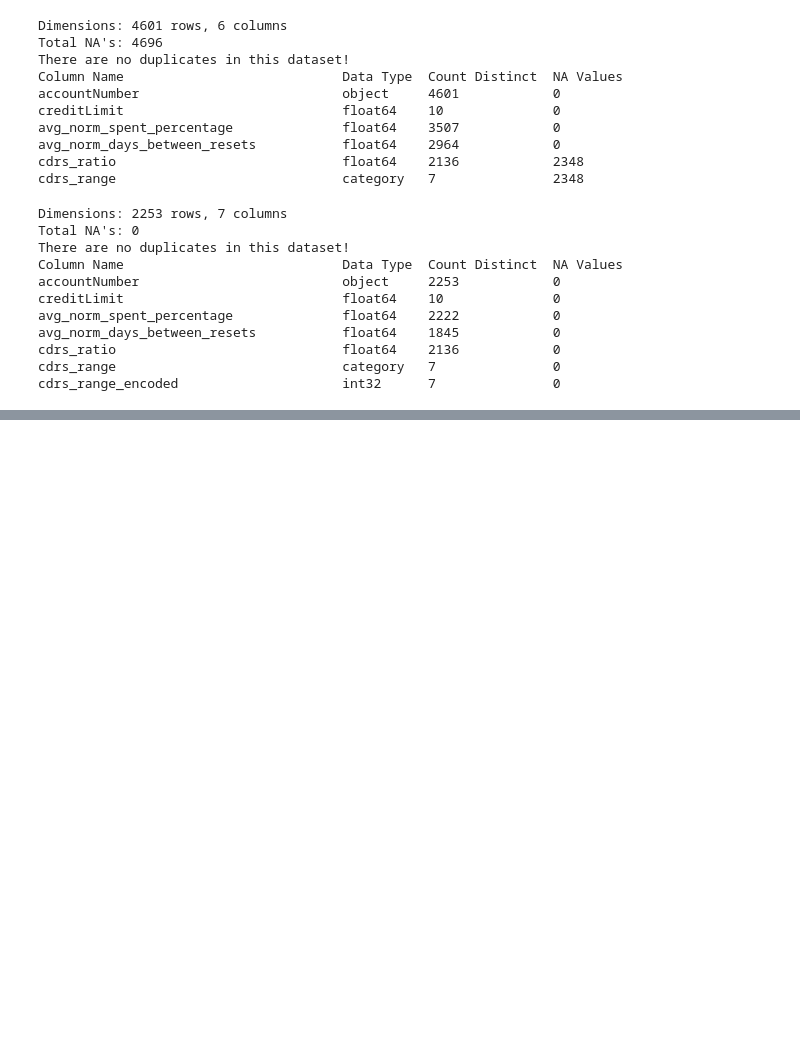
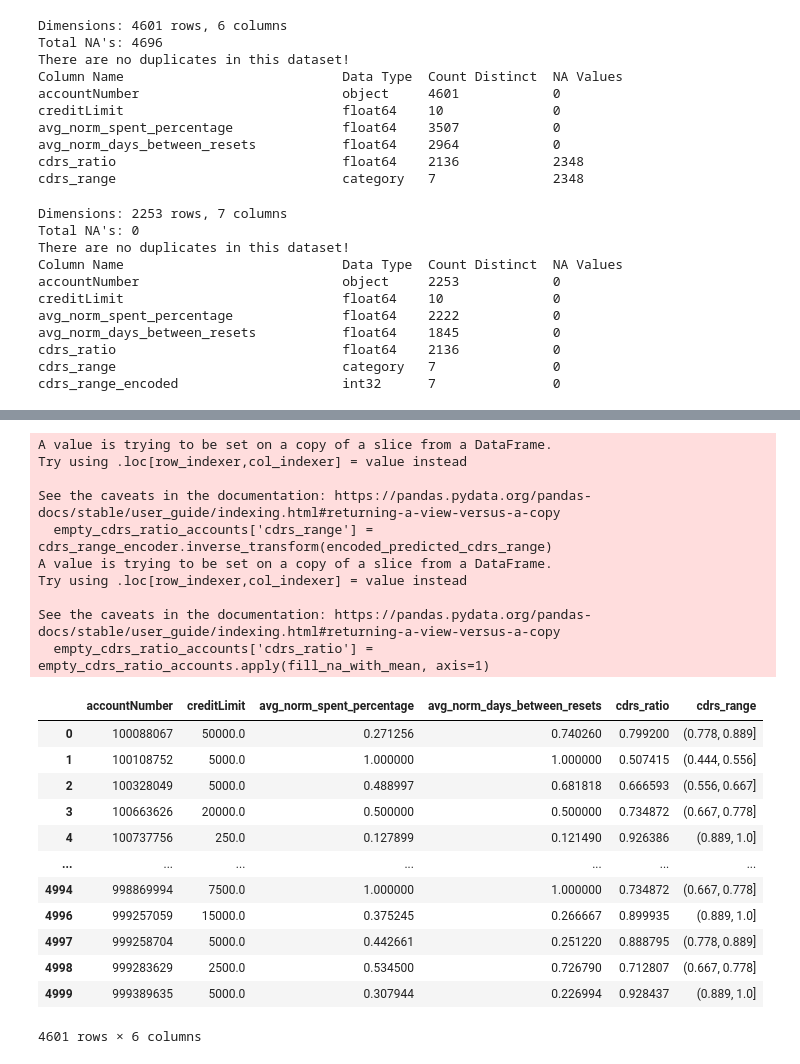
Before and after one commit to Illidan777/FTF-detector, a Jupyter notebook: data_preprocessing/Finance_Transaction_Fraud_detector.ipynb, the cells around one changed output, grey strips where cells are left out. Drawn from its saved outputs; the diff is of its cells as text; code cells hidden in the pictures; blank space fills up the shorter version.

```diff
--- a/data_preprocessing/Finance_Transaction_Fraud_detector.ipynb
+++ b/data_preprocessing/Finance_Transaction_Fraud_detector.ipynb
@@ -1346,9 +1350,0 @@ General accuracy(Logistic regression):  41.68514412416852
-# %%
-classifier = GaussianNB()
-classifier.fit(X_stats_full_train, Y_stats_full_train)
-
-pred = classifier.predict(X_stats_full_test)
-
-accuracy = accuracy_score(Y_stats_full_test, pred)
-
-print('General accuracy(GaussianNB): ', accuracy * 100)
@@ -1357,9 +1350,0 @@ General accuracy(GaussianNB):  48.55875831485588
-# %%
-classifier = neighbors.KNeighborsClassifier(n_neighbors=25)
-classifier.fit(X_stats_full_train, Y_stats_full_train)
-
-pred = classifier.predict(X_stats_full_test)
-
-accuracy = accuracy_score(Y_stats_full_test, pred)
-
-print('General accuracy(KNeighborsClassifier): ', accuracy * 100)
@@ -1367,0 +1562,45 @@ General accuracy(KNeighborsClassifier):  72.72727272727273
+# %%
+empty_cdrs_ratio_accounts = stability_stats_full[stability_stats_full['cdrs_range'].isnull()]
+data_for_cdrs_range_prediction = empty_cdrs_ratio_accounts.drop(columns=['cdrs_ratio', 'cdrs_range', 'accountNumber'])
+encoded_predicted_cdrs_range = cdrs_range_best_model.predict(data_for_cdrs_range_prediction)
+empty_cdrs_ratio_accounts['cdrs_range'] = cdrs_range_encoder.inverse_transform(encoded_predicted_cdrs_range)
+
+mean_cdrs_ratio_per_range = stability_stats_full[stability_stats_full['cdrs_range'].notna()].groupby('cdrs_range')['cdrs_ratio'].mean()
+def fill_na_with_mean(row):
+    if pd.isna(row['cdrs_ratio']):
+        return mean_cdrs_ratio_per_range[row['cdrs_range']]
+    else:
+        return row['cdrs_ratio']
+
+empty_cdrs_ratio_accounts['cdrs_ratio'] = empty_cdrs_ratio_accounts.apply(fill_na_with_mean, axis=1)
+
+stability_stats_full.loc[
+    stability_stats_full['accountNumber'].isin(empty_cdrs_ratio_accounts['accountNumber']),
+    ['cdrs_range', 'cdrs_ratio']
+] = empty_cdrs_ratio_accounts[['cdrs_range', 'cdrs_ratio']].values
+
+stability_stats_full
+# %% [output]
+A value is trying to be set on a copy of a slice from a DataFrame.
+Try using .loc[row_indexer,col_indexer] = value instead
+
+See the caveats in the documentation: https://pandas.pydata.org/pandas-docs/stable/user_guide/indexing.html#returning-a-view-versus-a-copy
+  empty_cdrs_ratio_accounts['cdrs_range'] = cdrs_range_encoder.inverse_transform(encoded_predicted_cdrs_range)
+A value is trying to be set on a copy of a slice from a DataFrame.
+Try using .loc[row_indexer,col_indexer] = value instead
+
+See the caveats in the documentation: https://pandas.pydata.org/pandas-docs/stable/user_guide/indexing.html#returning-a-view-versus-a-copy
+  empty_cdrs_ratio_accounts['cdrs_ratio'] = empty_cdrs_ratio_accounts.apply(fill_na_with_mean, axis=1)
+|  | accountNumber | creditLimit | avg_norm_spent_percentage | avg_norm_days_between_resets | cdrs_ratio | cdrs_range |
+| 0 | 100088067 | 50000.0 | 0.271256 | 0.740260 | 0.799200 | (0.778, 0.889] |
+| 1 | 100108752 | 5000.0 | 1.000000 | 1.000000 | 0.507415 | (0.444, 0.556] |
+| 2 | 100328049 | 5000.0 | 0.488997 | 0.681818 | 0.666593 | (0.556, 0.667] |
+| 3 | 100663626 | 20000.0 | 0.500000 | 0.500000 | 0.734872 | (0.667, 0.778] |
+| 4 | 100737756 | 250.0 | 0.127899 | 0.121490 | 0.926386 | (0.889, 1.0] |
+| ... | ... | ... | ... | ... | ... | ... |
+| 4994 | 998869994 | 7500.0 | 1.000000 | 1.000000 | 0.734872 | (0.667, 0.778] |
+| 4996 | 999257059 | 15000.0 | 0.375245 | 0.266667 | 0.899935 | (0.889, 1.0] |
+| 4997 | 999258704 | 5000.0 | 0.442661 | 0.251220 | 0.888795 | (0.778, 0.889] |
+| 4998 | 999283629 | 2500.0 | 0.534500 | 0.726790 | 0.712807 | (0.667, 0.778] |
+| 4999 | 999389635 | 5000.0 | 0.307944 | 0.226994 | 0.928437 | (0.889, 1.0] |
+4601 rows × 6 columns
```
Also changed, not shown: parts of 39 cells of this notebook.
